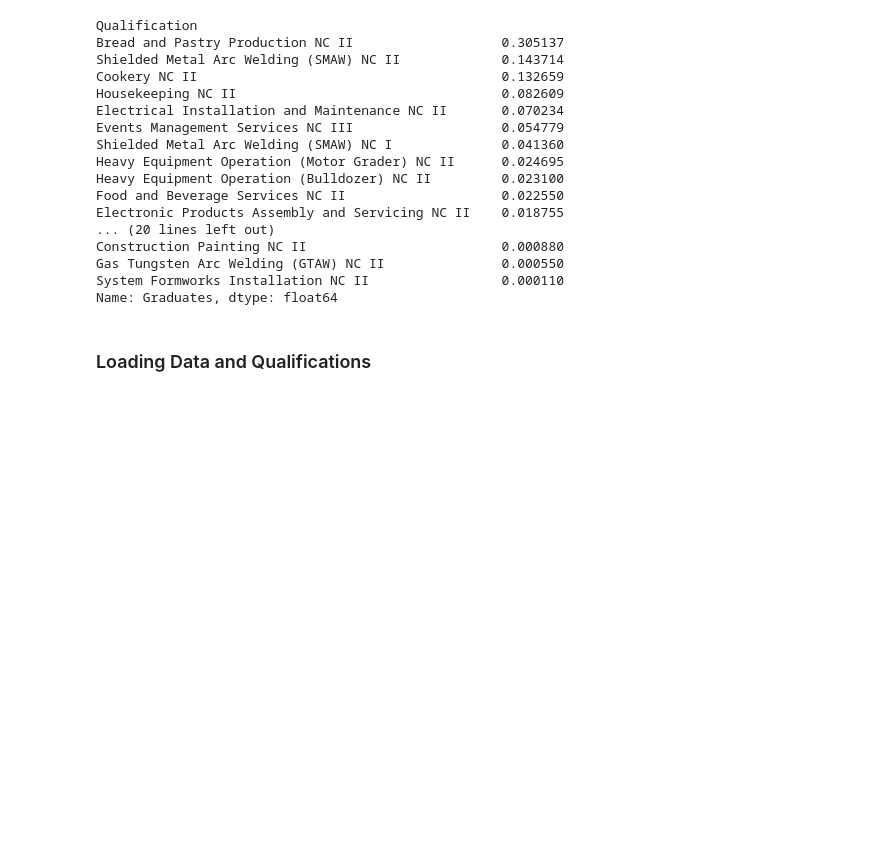
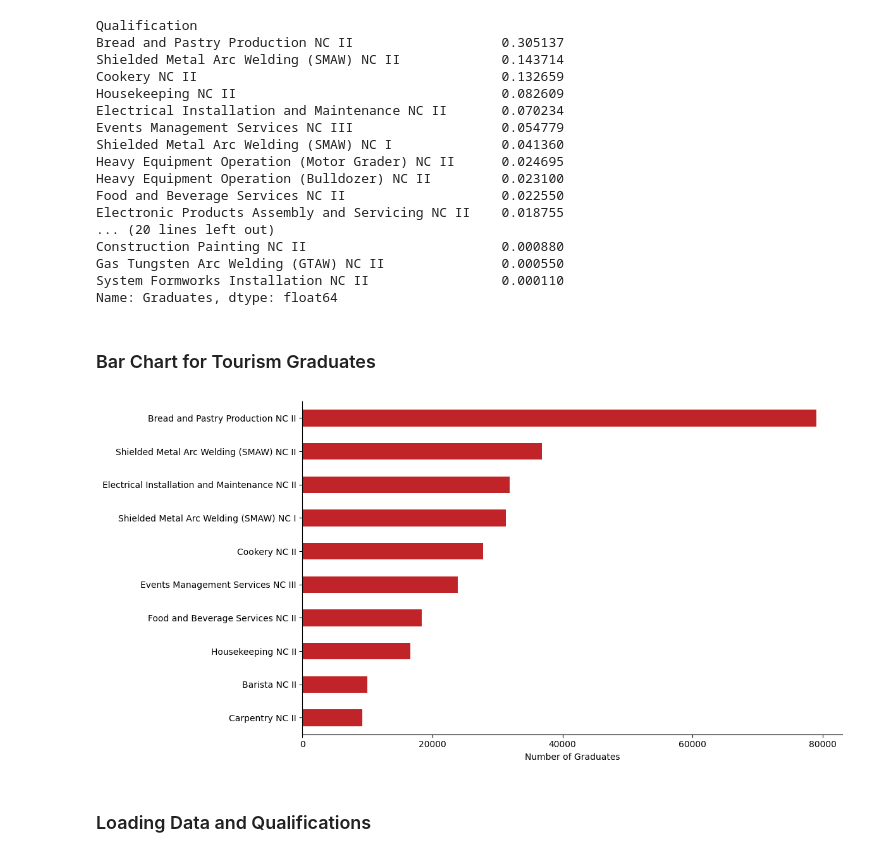
Before and after one commit to BSDSBA-JF/wadwani_intern, a Jupyter notebook: 03_tesda_cebu/CEBU/03_EGAC_laborsupply.ipynb, the cells around one changed output. Drawn from its saved outputs; the diff is of its cells as text; code cells hidden in the pictures; blank space fills up the shorter version.

Commit message:
added labor supply bar chart

```diff
--- a/03_tesda_cebu/CEBU/03_EGAC_laborsupply.ipynb
+++ b/03_tesda_cebu/CEBU/03_EGAC_laborsupply.ipynb
@@ -181,6 +155,40 @@ Construction Painting NC II                         0.000880
 Gas Tungsten Arc Welding (GTAW) NC II               0.000550
 System Formworks Installation NC II                 0.000110
 Name: Graduates, dtype: float64
+# %% [markdown]
+### Bar Chart for Tourism Graduates
+# %%
+# Filter rows with qualifications in the NC list
+filtered_df = df_eg[df_eg['Qualification'].isin(NC_list)]
+
+# Group by qualification and sum graduates
+graduates_by_nc = (
+    filtered_df.groupby('Qualification')['Graduates']
+    .sum()
+    .sort_values(ascending=False)
+)
+
+# Keep only the top 10
+top10_graduates = graduates_by_nc.head(10)
+
+# Create horizontal bar chart
+plt.figure(figsize=(12, 6))
+ax = top10_graduates.plot(kind='barh', color='#c12428ff')  # use custom color
+
+# Style adjustments
+ax.spines['top'].set_visible(False)
+ax.spines['right'].set_visible(False)
+ax.set_ylabel("")  # remove y-axis label
+plt.xlabel("Number of Graduates")
+plt.gca().invert_yaxis()  # highest value on top
+
+# Limit x-axis ticks to 5
+ax.xaxis.set_major_locator(plt.MaxNLocator(5))
+
+plt.tight_layout()
+plt.show()
+# %% [output]
+[figure, added]
 # %% [markdown]
 ### Loading Data and Qualifications
 # %%
```
Also changed, not shown: parts of 1 cell of this notebook, 2 other files.
